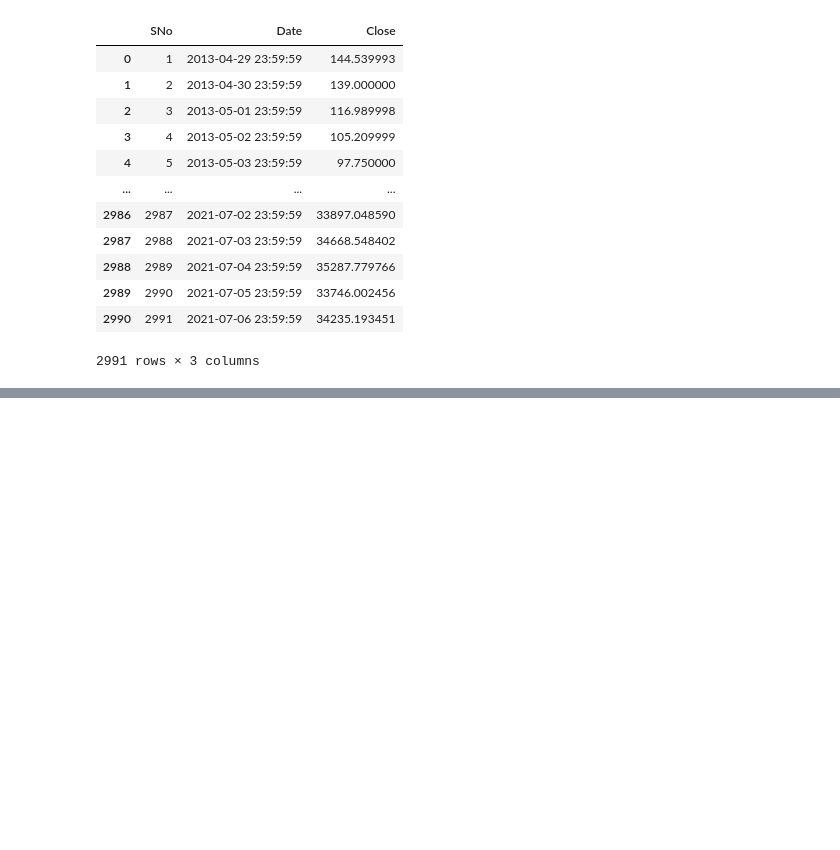
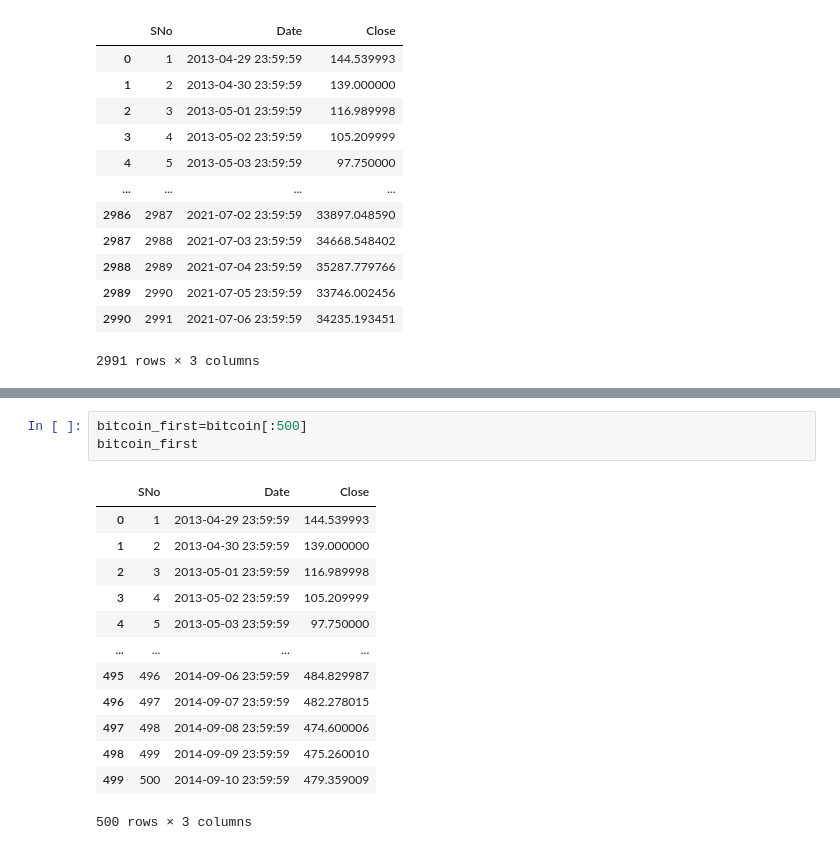
Before and after one commit to Niconiki99/Complex-System-Project-Barbieri-Niccol-, a Jupyter notebook: First_try.ipynb, the cells around one changed output, grey strips where cells are left out. Drawn from its saved outputs; the diff is of its cells as text; blank space fills up the shorter version.

Commit message:
First look at the database, and database splitting to describe to fit in more similar zones

```diff
--- a/First_try.ipynb
+++ b/First_try.ipynb
@@ -24,0 +30,17 @@ bitcoin
+# %%
+bitcoin_first=bitcoin[:500]
+bitcoin_first
+# %% [output]
+|  | SNo | Date | Close |
+| 0 | 1 | 2013-04-29 23:59:59 | 144.539993 |
+| 1 | 2 | 2013-04-30 23:59:59 | 139.000000 |
+| 2 | 3 | 2013-05-01 23:59:59 | 116.989998 |
+| 3 | 4 | 2013-05-02 23:59:59 | 105.209999 |
+| 4 | 5 | 2013-05-03 23:59:59 | 97.750000 |
+| ... | ... | ... | ... |
+| 495 | 496 | 2014-09-06 23:59:59 | 484.829987 |
+| 496 | 497 | 2014-09-07 23:59:59 | 482.278015 |
+| 497 | 498 | 2014-09-08 23:59:59 | 474.600006 |
+| 498 | 499 | 2014-09-09 23:59:59 | 475.260010 |
+| 499 | 500 | 2014-09-10 23:59:59 | 479.359009 |
+500 rows × 3 columns
```
Also changed, not shown: parts of 10 cells of this notebook.
